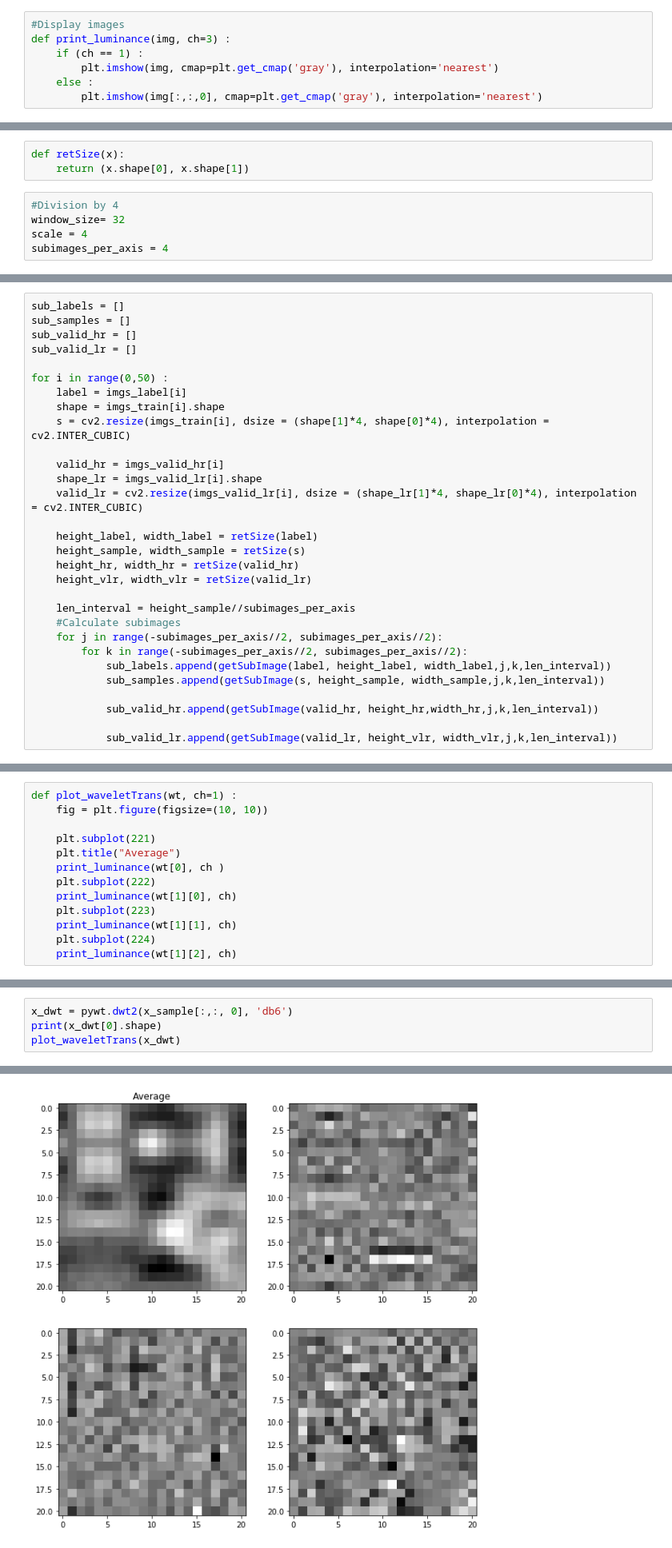
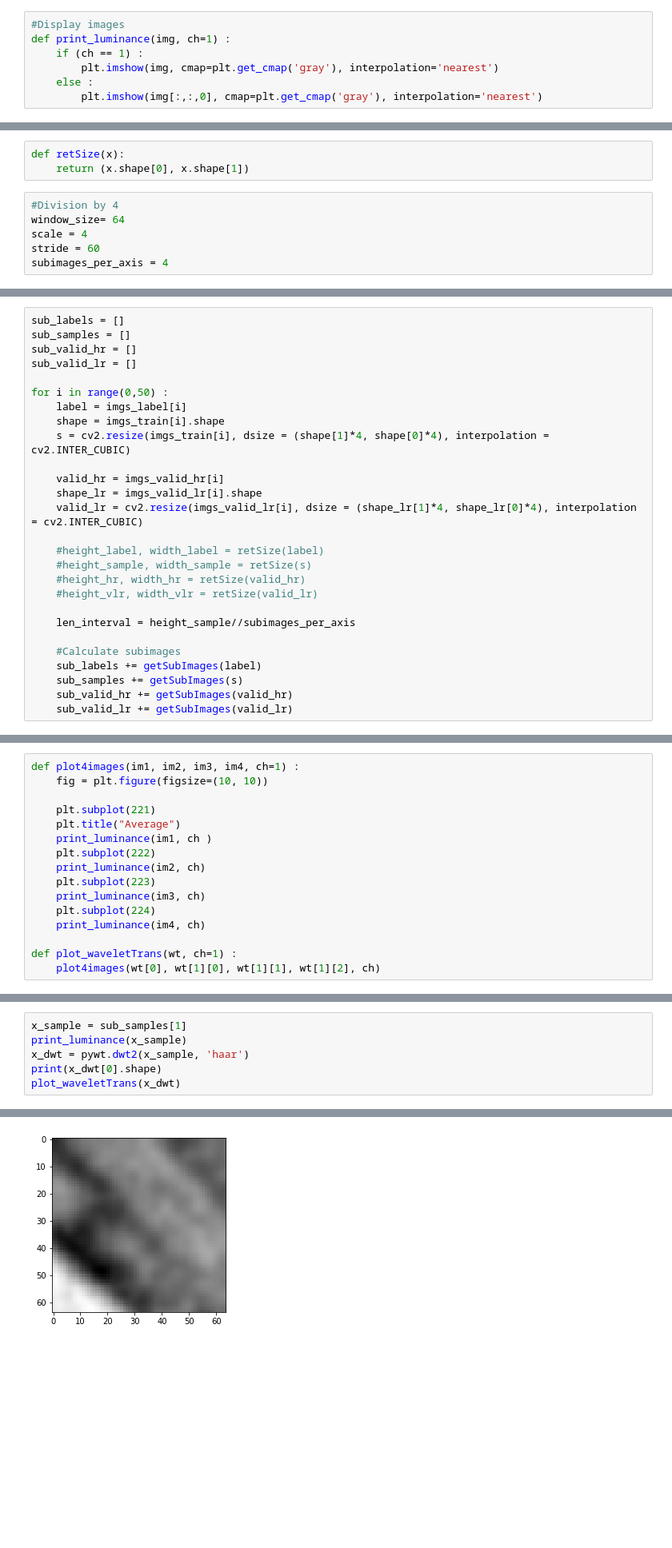
Before and after one commit to Shrecki/SuperHighResProject, a Jupyter notebook: SRCNN_notebook.ipynb, the cells around one changed output, grey strips where cells are left out. Shown at 80% size. Cells and saved outputs as stored; diff of their text form; blank space fills up the shorter version.

```diff
--- a/SRCNN_notebook.ipynb
+++ b/SRCNN_notebook.ipynb
@@ -95,6 +85,6 @@ ycbcr_obj[0].size
 # %%
 #Display images
-def print_luminance(img, ch=3) :
+def print_luminance(img, ch=1) :
     if (ch == 1) :
         plt.imshow(img, cmap=plt.get_cmap('gray'), interpolation='nearest')
     else :
@@ -141,6 +131,7 @@ def retSize(x):
     return (x.shape[0], x.shape[1])
 # %%
 #Division by 4
-window_size= 32
+window_size= 64
 scale = 4
+stride = 60
 subimages_per_axis = 4
@@ -159,21 +158,18 @@ for i in range(0,50) :
     shape_lr = imgs_valid_lr[i].shape
     valid_lr = cv2.resize(imgs_valid_lr[i], dsize = (shape_lr[1]*4, shape_lr[0]*4), interpolation = cv2.INTER_CUBIC)
 
-    height_label, width_label = retSize(label)
-    height_sample, width_sample = retSize(s)
-    height_hr, width_hr = retSize(valid_hr)
-    height_vlr, width_vlr = retSize(valid_lr)
+    #height_label, width_label = retSize(label)
+    #height_sample, width_sample = retSize(s)
+    #height_hr, width_hr = retSize(valid_hr)
+    #height_vlr, width_vlr = retSize(valid_lr)
 
     len_interval = height_sample//subimages_per_axis
+
     #Calculate subimages
-    for j in range(-subimages_per_axis//2, subimages_per_axis//2):
-        for k in range(-subimages_per_axis//2, subimages_per_axis//2):
-            sub_labels.append(getSubImage(label, height_label, width_label,j,k,len_interval))
-            sub_samples.append(getSubImage(s, height_sample, width_sample,j,k,len_interval))
-
-            sub_valid_hr.append(getSubImage(valid_hr, height_hr,width_hr,j,k,len_interval))
-
-            sub_valid_lr.append(getSubImage(valid_lr, height_vlr, width_vlr,j,k,len_interval))
+    sub_labels += getSubImages(label)
+    sub_samples += getSubImages(s)
+    sub_valid_hr += getSubImages(valid_hr)
+    sub_valid_lr += getSubImages(valid_lr)
 # %%
 len(sub_labels)
 # %% [output]
@@ -220,13 +208,16 @@ print(x_sample.shape)
 # %%
-def plot_waveletTrans(wt, ch=1) :
+def plot4images(im1, im2, im3, im4, ch=1) :
     fig = plt.figure(figsize=(10, 10))
 
     plt.subplot(221)
     plt.title("Average")
-    print_luminance(wt[0], ch )
+    print_luminance(im1, ch )
     plt.subplot(222)
-    print_luminance(wt[1][0], ch)
+    print_luminance(im2, ch)
     plt.subplot(223)
-    print_luminance(wt[1][1], ch)
+    print_luminance(im3, ch)
     plt.subplot(224)
-    print_luminance(wt[1][2], ch)
+    print_luminance(im4, ch)
+
+def plot_waveletTrans(wt, ch=1) :
+    plot4images(wt[0], wt[1][0], wt[1][1], wt[1][2], ch)
@@ -241,5 +224,7 @@ print_luminance(y_sample)
 # %%
-x_dwt = pywt.dwt2(x_sample[:,:, 0], 'db6')
+x_sample = sub_samples[1]
+print_luminance(x_sample)
+x_dwt = pywt.dwt2(x_sample, 'haar')
 print(x_dwt[0].shape)
 plot_waveletTrans(x_dwt)
 # %% [output]
@@ -247 +232 @@ plot_waveletTrans(x_dwt)
-[figure, old version]
+[figure, new version]
```
Also changed, not shown: parts of 57 cells of this notebook.
